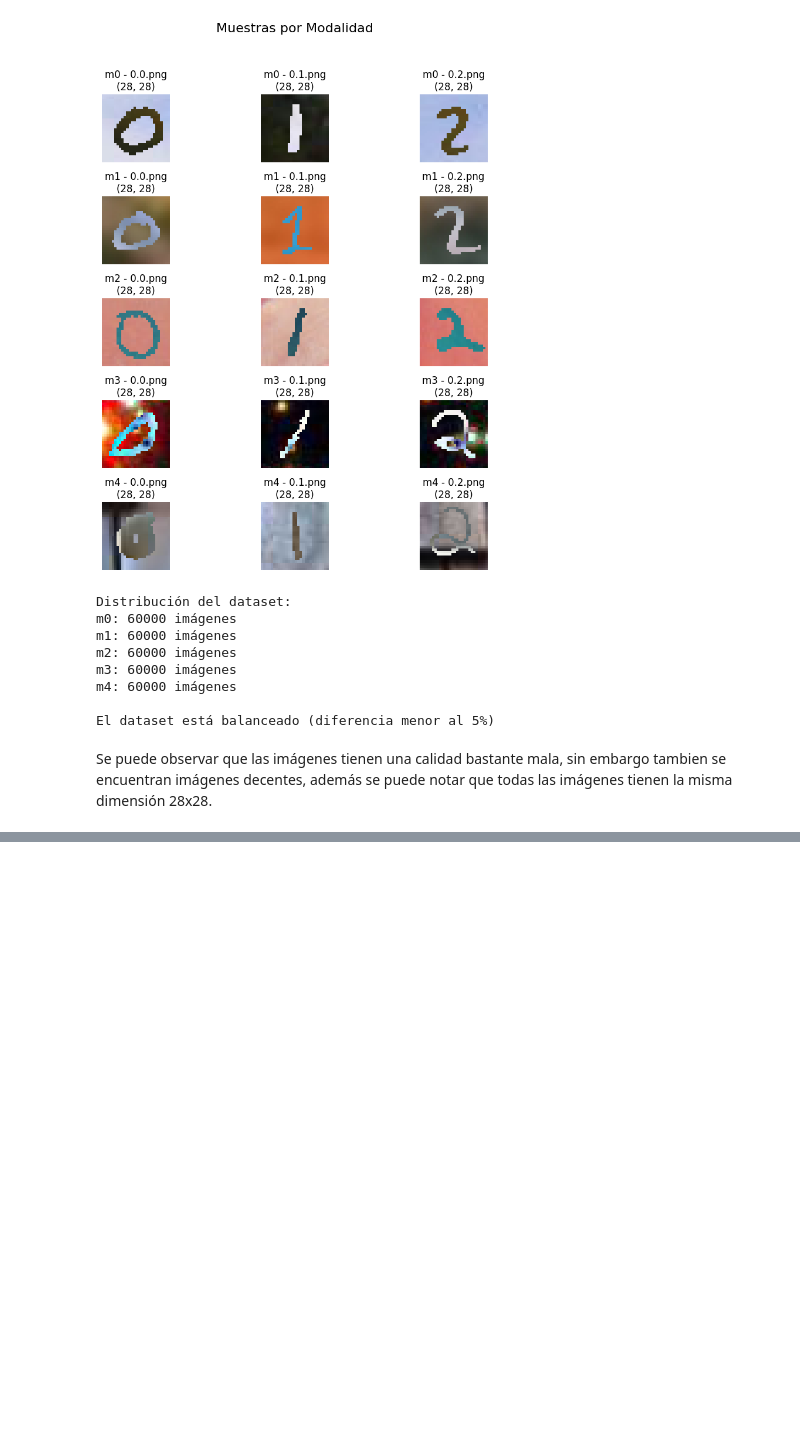
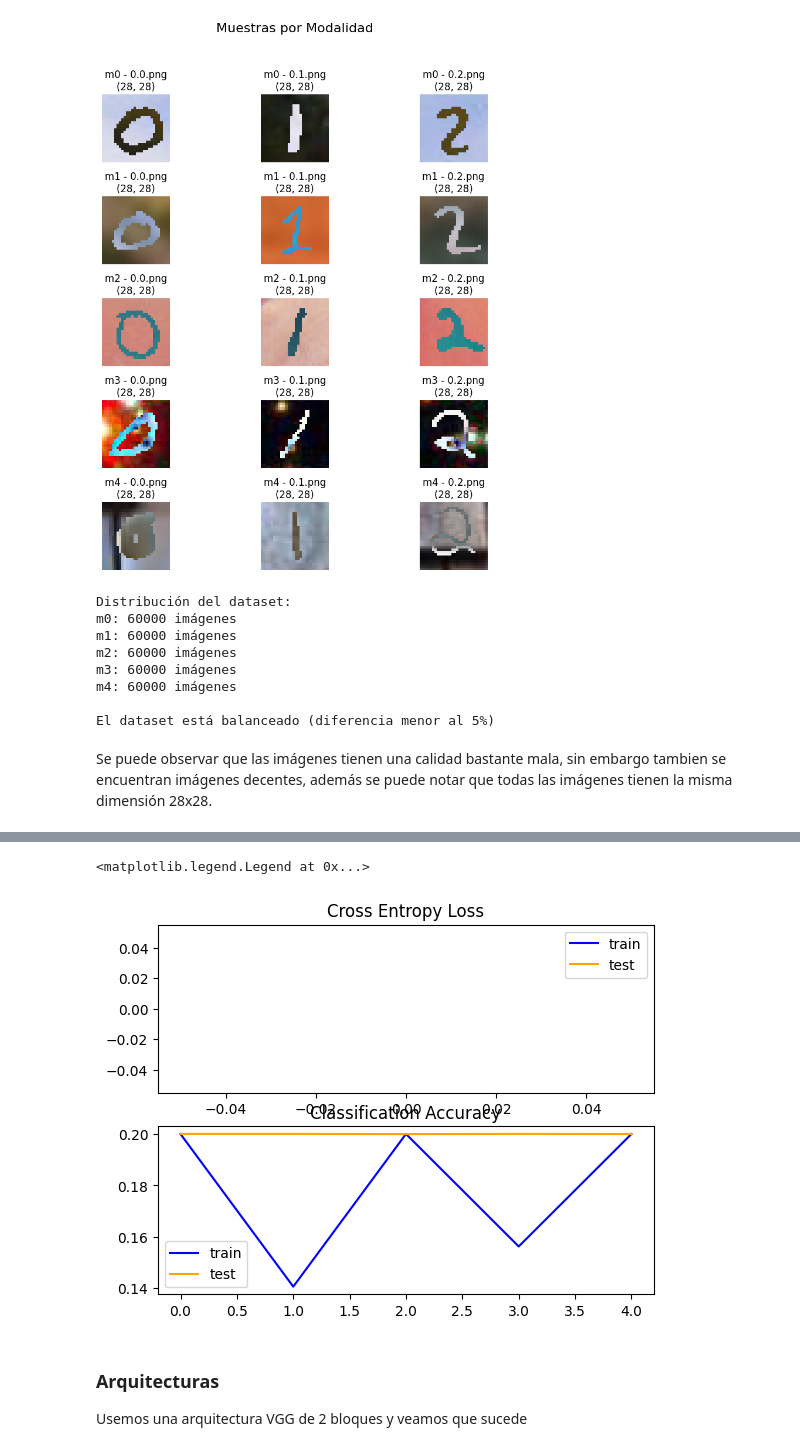
Before and after one commit to Saiyan-Javi/Laboratorio-3, a Jupyter notebook: Lab3.ipynb, the cells around one changed output, grey strips where cells are left out. Saved outputs shown, nothing was run; the diff lists cells and outputs as text; code cells hidden in the pictures; blank space fills up the shorter version.

```diff
--- a/Lab3.ipynb
+++ b/Lab3.ipynb
@@ -121,3 +119,17 @@ m4: 60000 imágenes
 El dataset está balanceado (diferencia menor al 5%)
 # %% [markdown]
 Se puede observar que las imágenes tienen una calidad bastante mala, sin embargo tambien se encuentran imágenes decentes, además se puede notar que todas las imágenes tienen la misma dimensión 28x28.
+# %%
+folder = "C:\\Users\\Javier Chiquin\\.cache\\kagglehub\\datasets\\agungpambudi\\mnist-multiple-dataset-comprehensive-analysis\\versions\\3\\PolyMNIST\\MMNIST\\"
+subdirs = ['train/', 'test/']
+labeldirs = ['m0/', 'm1/', 'm2/', 'm3/', 'm4/']
+# %%
+modelo1 = keras.Sequential()
+modelo1.add(keras.layers.Conv2D(32,(3,3),activation='relu',kernel_initializer='he_uniform', padding='same', input_shape=(200, 200, 3)))
+modelo1.add(keras.layers.MaxPooling2D((2,2)))
+modelo1.add(keras.layers.Flatten())
+modelo1.add(keras.layers.Dense(128, activation='relu', kernel_initializer='he_uniform'))
+modelo1.add(keras.layers.Dense(1, activation='sigmoid'))
+opt = keras.optimizers.SGD(learning_rate=0.01, momentum=0.9)
+modelo1.compile(optimizer=opt, loss='binary_crossentropy', metrics=['accuracy'])
+modelo1.summary()
@@ -123,0 +156,6 @@ Se puede observar que las imágenes tienen una calidad bastante mala, sin embarg
+# %%
+datagen = ImageDataGenerator(rescale=1.0/255.0)
+train_it = datagen.flow_from_directory(folder+"train/", class_mode='binary', batch_size=64, target_size=(200, 200))
+test_it = datagen.flow_from_directory(folder+"test/", class_mode='binary', batch_size=64, target_size=(200, 200))
+history = modelo1.fit(train_it, steps_per_epoch=train_it.samples//train_it.batch_size,validation_data=test_it, validation_steps=test_it.samples//test_it.batch_size,epochs = 5,verbose = True )
+#modelo1.save(folder+'modelo1.keras')
@@ -123,0 +184,18 @@ Se puede observar que las imágenes tienen una calidad bastante mala, sin embarg
+# %%
+plt.subplot(211)
+plt.title('Cross Entropy Loss')
+plt.plot(history.history['loss'], color='blue', label='train')
+plt.plot(history.history['val_loss'], color='orange', label='test')
+plt.legend()
+ # plot accuracy
+plt.subplot(212)
+plt.title('Classification Accuracy')
+plt.plot(history.history['accuracy'], color='blue', label='train')
+plt.plot(history.history['val_accuracy'], color='orange', label='test')
+plt.legend()
+# %% [output]
+<matplotlib.legend.Legend at 0x...>
+[figure, added]
+# %% [markdown]
+### Arquitecturas
+Usemos una arquitectura VGG de 2 bloques y veamos que sucede
```
Also changed, not shown: parts of 17 cells of this notebook.
